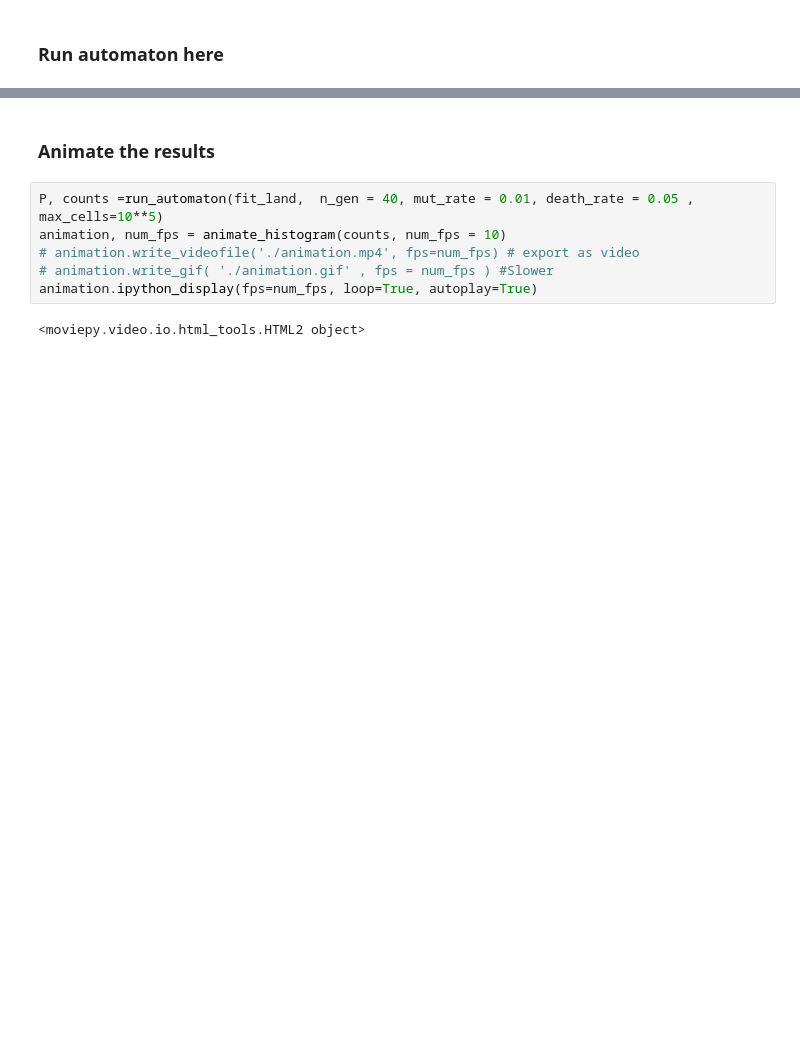
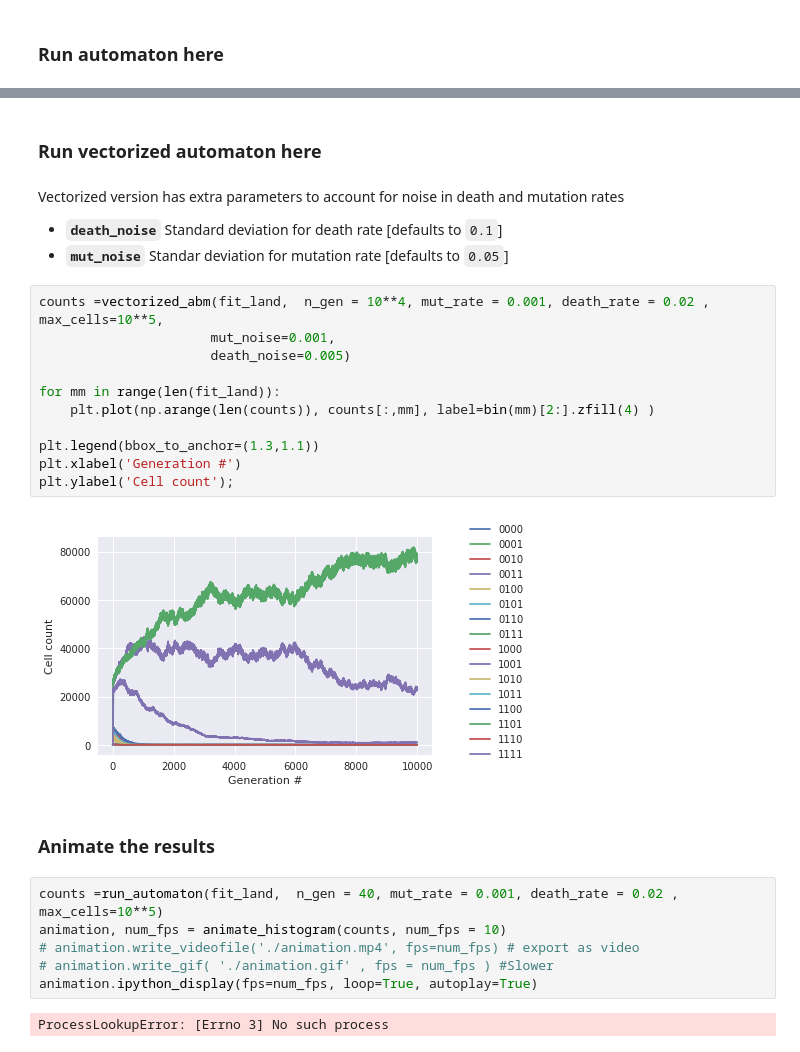
Before and after one commit to nkrishnan94/fitness_landsace_abm, a Jupyter notebook: abm_demo.ipynb, the cells around one changed output, grey strips where cells are left out. Drawn from its saved outputs; the diff is of its cells as text; blank space fills up the shorter version.

```diff
--- a/abm_demo.ipynb
+++ b/abm_demo.ipynb
@@ -44,10 +48,30 @@ plt.ylabel('Cell count');
+# %% [markdown]
+### Run vectorized automaton here
+# %% [markdown]
+Vectorized version has extra parameters to account for noise in death and mutation rates
+
+* __`death_noise`__ Standard deviation for death rate [defaults to `0.1`]
+* __`mut_noise`__ Standar deviation for mutation rate [defaults to `0.05`]
+# %%
+counts =vectorized_abm(fit_land,  n_gen = 10**4, mut_rate = 0.001, death_rate = 0.02 , max_cells=10**5,
+                      mut_noise=0.001,
+                      death_noise=0.005)
+
+for mm in range(len(fit_land)):
+    plt.plot(np.arange(len(counts)), counts[:,mm], label=bin(mm)[2:].zfill(4) )
+
+plt.legend(bbox_to_anchor=(1.3,1.1))
+plt.xlabel('Generation #')
+plt.ylabel('Cell count');
+# %% [output]
+[figure, added]
 # %% [markdown]
 ### Animate the results
 # %%
-P, counts =run_automaton(fit_land,  n_gen = 40, mut_rate = 0.01, death_rate = 0.05 , max_cells=10**5)
+counts =run_automaton(fit_land,  n_gen = 40, mut_rate = 0.001, death_rate = 0.02 , max_cells=10**5)
 animation, num_fps = animate_histogram(counts, num_fps = 10)
 # animation.write_videofile('./animation.mp4', fps=num_fps) # export as video
 # animation.write_gif( './animation.gif' , fps = num_fps ) #Slower
 animation.ipython_display(fps=num_fps, loop=True, autoplay=True)
 # %% [output]
-<moviepy.video.io.html_tools.HTML2 object>
+ProcessLookupError: [Errno 3] No such process
```
Also changed, not shown: parts of 4 cells of this notebook, 1 other file.
